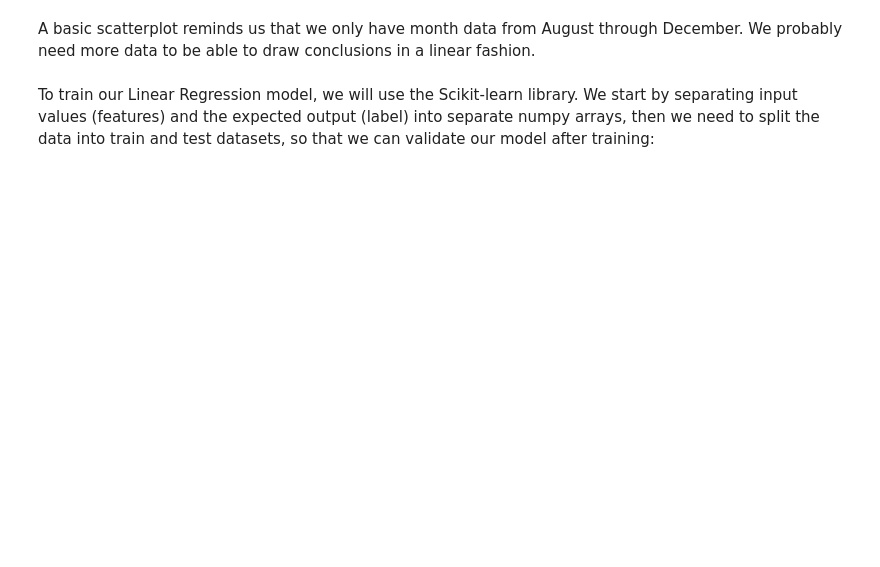
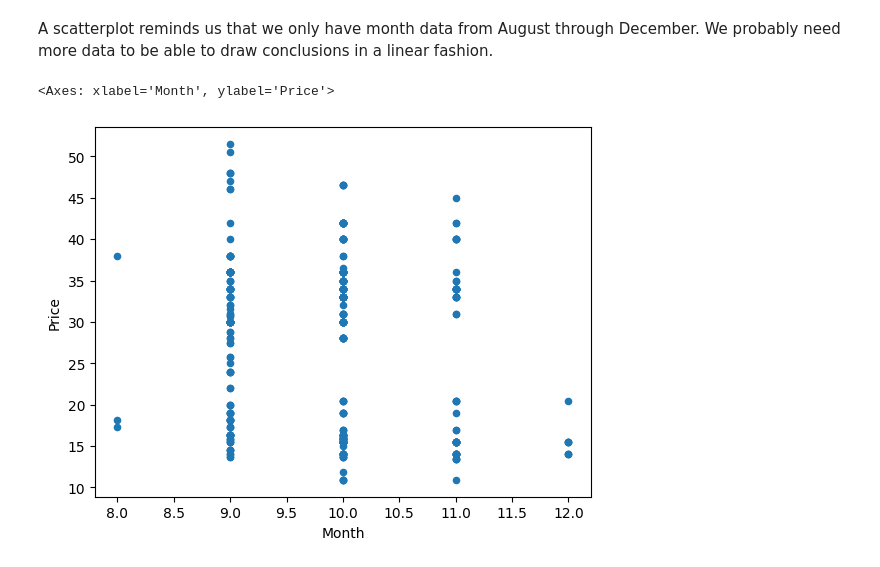
Before and after one commit to paladique/azureday-princeton, a Jupyter notebook: data-science-codespaces/notebook.ipynb, the cells around one changed output. Saved outputs shown, nothing was run; the diff lists cells and outputs as text; code cells hidden in the pictures; blank space fills up the shorter version.

```diff
--- a/data-science-codespaces/notebook.ipynb
+++ b/data-science-codespaces/notebook.ipynb
@@ -5,3 +13,6 @@ import pandas as pd
 import matplotlib.pyplot as plt
 import numpy as np
 from datetime import datetime
+
+pumpkins = pd.read_csv('data/US-pumpkins.csv')
+pumpkins.head()
@@ -13,3 +26,0 @@ _Adapted from [Machine Learning from Beginners](https://github.com/microsoft/ML-
-# %%
-pumpkins = pd.read_csv('../data/US-pumpkins.csv')
-pumpkins.head()
@@ -23,8 +27,8 @@ Convert the data to a dataframe containing a subset of the data:
 # %%
 pumpkins = pumpkins[pumpkins['Package'].str.contains('bushel', case=True, regex=True)]
 
-new_columns = ['Package', 'Variety', 'City Name', 'Month', 'Low Price', 'High Price', 'Date']
-pumpkins = pumpkins.drop([c for c in pumpkins.columns if c not in new_columns], axis=1)
+columns_to_select = ['Package', 'Variety', 'City Name', 'Low Price', 'High Price', 'Date']
+pumpkins = pumpkins.loc[:, columns_to_select]
 
 price = (pumpkins['Low Price'] + pumpkins['High Price']) / 2
 
@@ -48,2 +59,2 @@ new_pumpkins.head()
 # %% [markdown]
-A basic scatterplot reminds us that we only have month data from August through December. We probably need more data to be able to draw conclusions in a linear fashion.
+A scatterplot reminds us that we only have month data from August through December. We probably need more data to be able to draw conclusions in a linear fashion.
@@ -53,2 +61,5 @@ plt.scatter('Month','Price',data=new_pumpkins)
-# %% [markdown]
-To train our Linear Regression model, we will use the Scikit-learn library. We start by separating input values (features) and the expected output (label) into separate numpy arrays, then we need to split the data into train and test datasets, so that we can validate our model after training:
+# %%
+new_pumpkins.plot.scatter('Month','Price')
+# %% [output]
+<Axes: xlabel='Month', ylabel='Price'>
+[figure, added]
```
Also changed, not shown: parts of 40 cells of this notebook, 3 other files.
